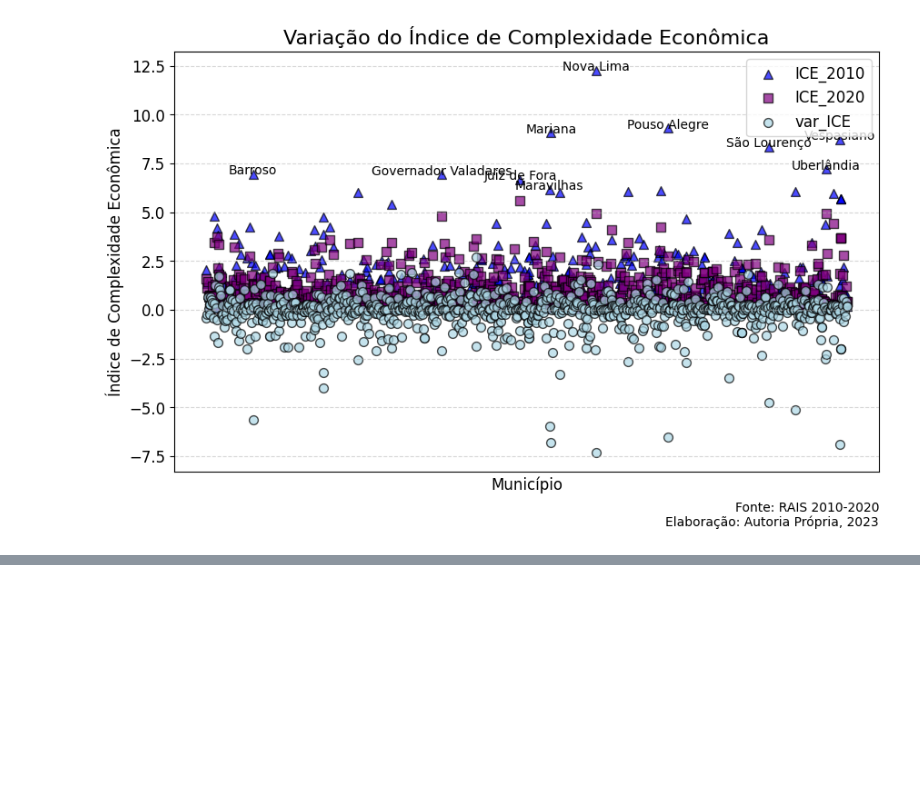
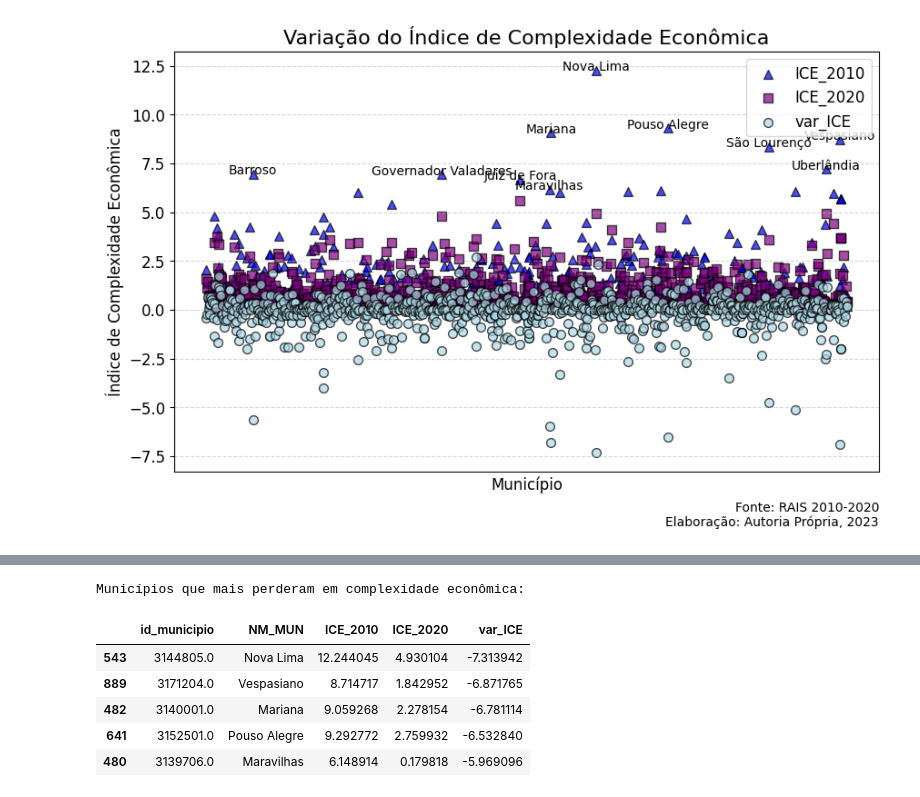
Before and after one commit to Leonardo-Dias-Up/Colab, a Jupyter notebook: DataViva_Atividade.ipynb, the cells around one changed output, grey strips where cells are left out. Drawn from its saved outputs; the diff is of its cells as text; code cells hidden in the pictures; blank space fills up the shorter version.

```diff
--- a/DataViva_Atividade.ipynb
+++ b/DataViva_Atividade.ipynb
@@ -991,0 +1036,11 @@ plt.show()
+# %%
+print("\nMunicípios que mais perderam em complexidade econômica:")
+df_mais_perderam.sort_values('var_ICE', ascending=True)
+# %% [output]
+Municípios que mais perderam em complexidade econômica:
+|  | id_municipio | NM_MUN | ICE_2010 | ICE_2020 | var_ICE |
+| 543 | 3144805.0 | Nova Lima | 12.244045 | 4.930104 | -7.313942 |
+| 889 | 3171204.0 | Vespasiano | 8.714717 | 1.842952 | -6.871765 |
+| 482 | 3140001.0 | Mariana | 9.059268 | 2.278154 | -6.781114 |
+| 641 | 3152501.0 | Pouso Alegre | 9.292772 | 2.759932 | -6.532840 |
+| 480 | 3139706.0 | Maravilhas | 6.148914 | 0.179818 | -5.969096 |
```
Also changed, not shown: parts of 3 cells of this notebook.
